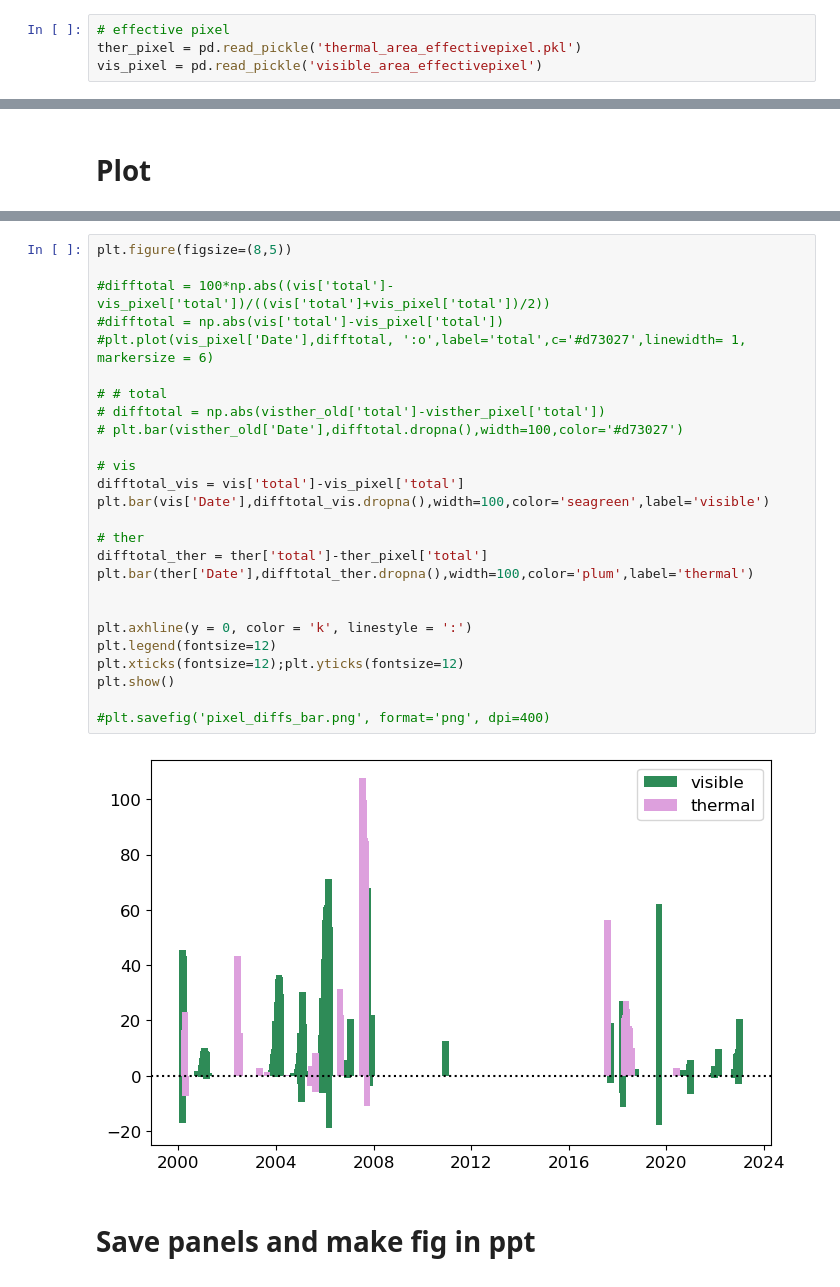
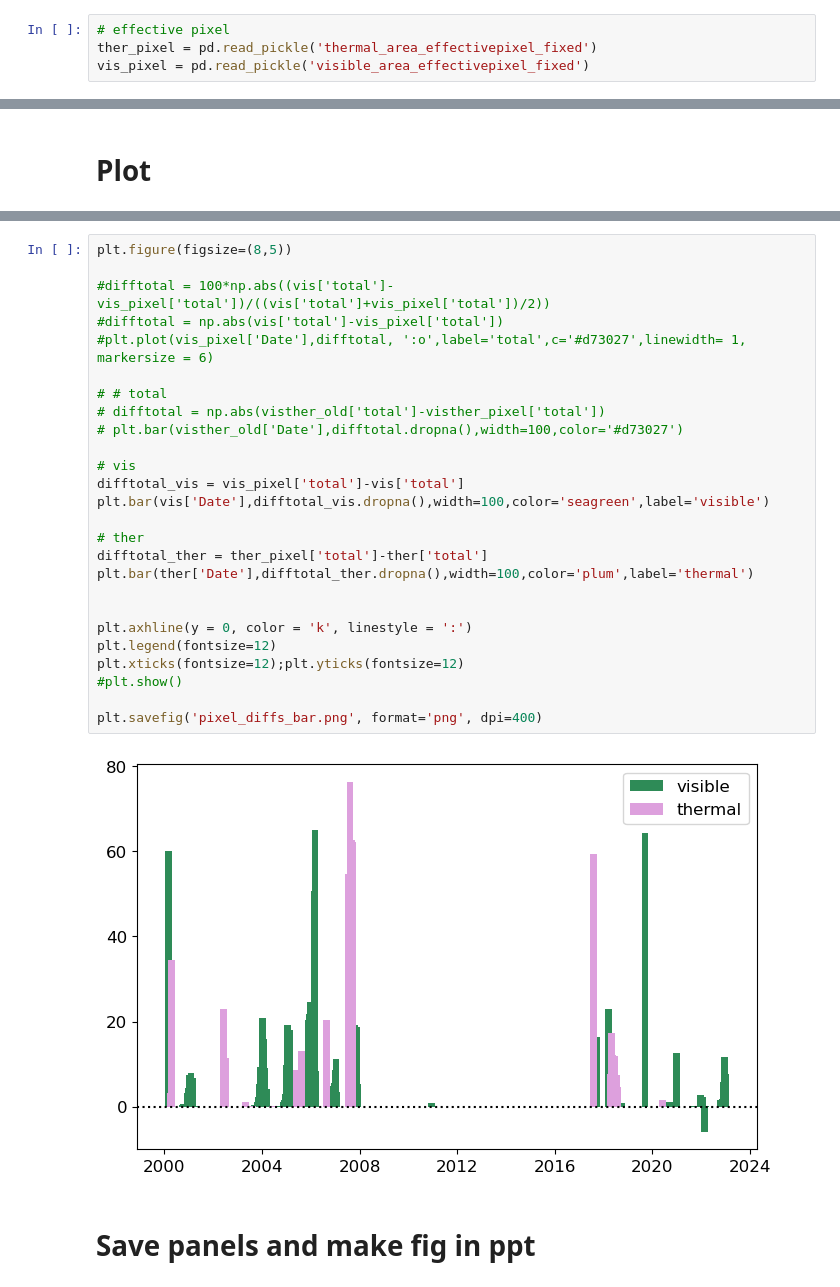
Before and after one commit to elenasavidge/polynyatimeseries, a Jupyter notebook: figS4.ipynb, the cells around one changed output, grey strips where cells are left out. Drawn from its saved outputs; the diff is of its cells as text.

```diff
--- a/figS4.ipynb
+++ b/figS4.ipynb
@@ -38,8 +38,8 @@ pwd
 ## Read in data
 # %%
 # effective pixel
-ther_pixel = pd.read_pickle('thermal_area_effectivepixel.pkl')
-vis_pixel = pd.read_pickle('visible_area_effectivepixel')
+ther_pixel = pd.read_pickle('thermal_area_effectivepixel_fixed')
+vis_pixel = pd.read_pickle('visible_area_effectivepixel_fixed')
 # %% [markdown]
 To get polynya area from nominal pixel dimension, need to rerun the 'thermal_area_effectivepixel' and 'visible_area_effectivepixel', but with one line of code difference in the function 3 in each notebook:
 <br><br>
@@ -102,31 +102,31 @@ plt.show()
 # %%
 plt.figure(figsize=(8,5))
 
 #difftotal = 100*np.abs((vis['total']-vis_pixel['total'])/((vis['total']+vis_pixel['total'])/2))
 #difftotal = np.abs(vis['total']-vis_pixel['total'])
 #plt.plot(vis_pixel['Date'],difftotal, ':o',label='total',c='#d73027',linewidth= 1, markersize = 6)
 
 # # total
 # difftotal = np.abs(visther_old['total']-visther_pixel['total'])
 # plt.bar(visther_old['Date'],difftotal.dropna(),width=100,color='#d73027')
 
 # vis
-difftotal_vis = vis['total']-vis_pixel['total']
+difftotal_vis = vis_pixel['total']-vis['total']
 plt.bar(vis['Date'],difftotal_vis.dropna(),width=100,color='seagreen',label='visible')
 
 # ther
-difftotal_ther = ther['total']-ther_pixel['total']
+difftotal_ther = ther_pixel['total']-ther['total']
 plt.bar(ther['Date'],difftotal_ther.dropna(),width=100,color='plum',label='thermal')
 
 
 plt.axhline(y = 0, color = 'k', linestyle = ':')
 plt.legend(fontsize=12)
 plt.xticks(fontsize=12);plt.yticks(fontsize=12)
-plt.show()
+#plt.show()
 
-#plt.savefig('pixel_diffs_bar.png', format='png', dpi=400)
+plt.savefig('pixel_diffs_bar.png', format='png', dpi=400)
 # %% [output]
-[figure, old version]
+[figure, new version]
 # %% [markdown]
 # Save panels and make fig in ppt
 # %% [markdown]
```
Also changed, not shown: parts of 2 cells of this notebook, 3 other files.
